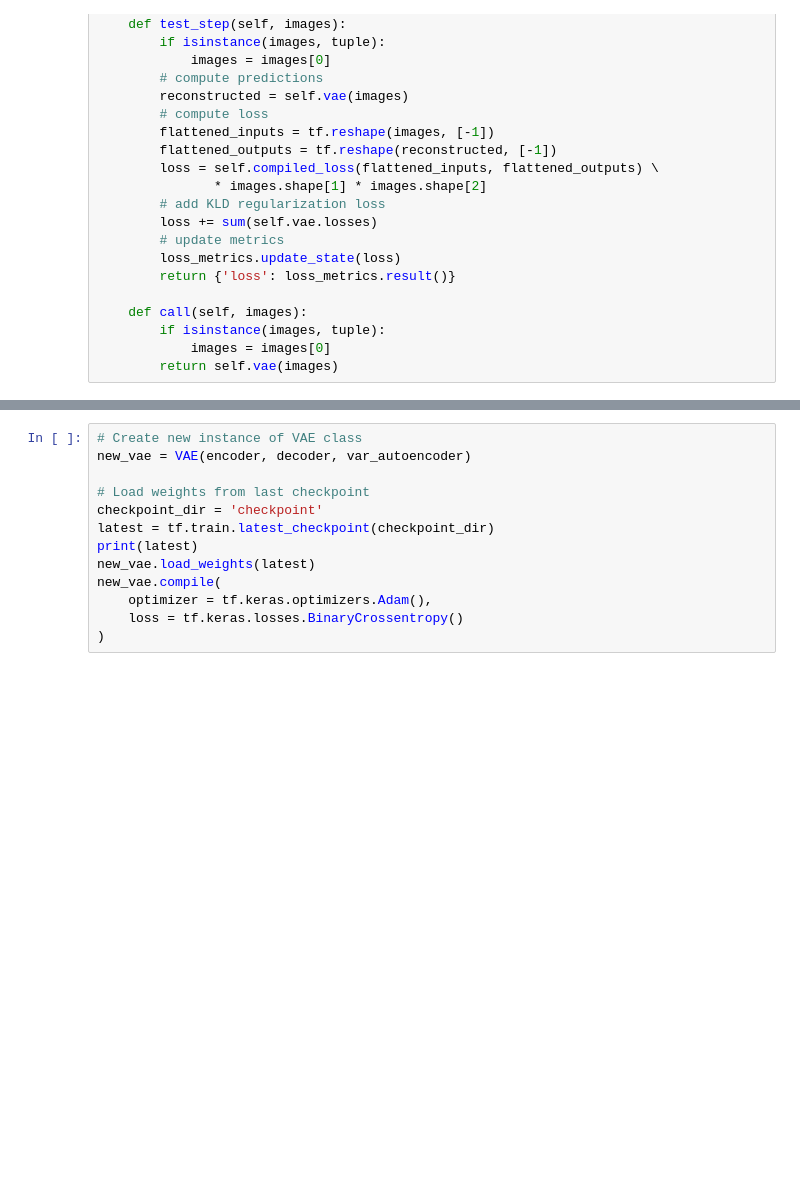
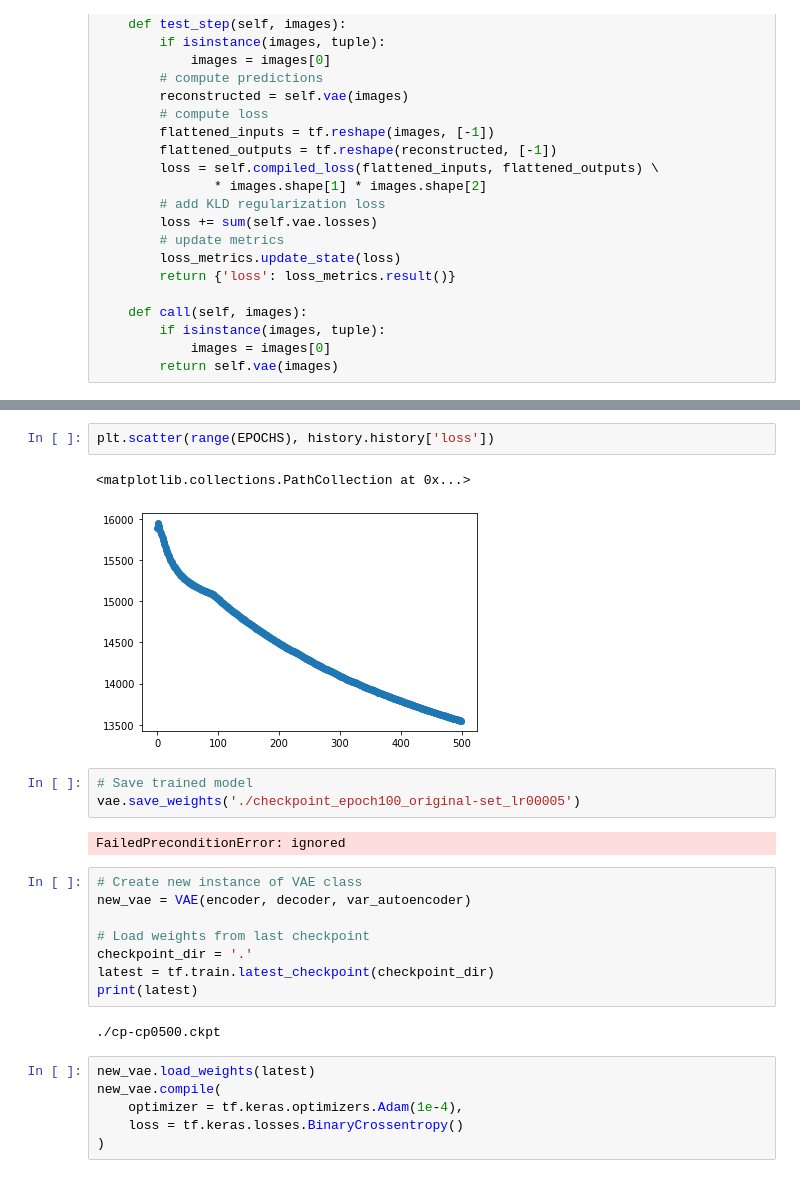
Before and after one commit to lamd91/VAE_DA, a Jupyter notebook: VAE_MPS.ipynb, the cells around one changed output, grey strips where cells are left out. Cells and saved outputs as stored; diff of their text form; blank space fills up the shorter version.

```diff
--- a/VAE_MPS.ipynb
+++ b/VAE_MPS.ipynb
@@ -420,15 +595,28 @@ vae.fit(train_generator, epochs=EPOCHS, verbose=1, callbacks=[cp_callback, Custo
+# %%
+plt.scatter(range(EPOCHS), history.history['loss'])
+# %% [output]
+<matplotlib.collections.PathCollection at 0x...>
+[figure, added]
+# %%
+# Save trained model
+vae.save_weights('./checkpoint_epoch100_original-set_lr00005')
+# %% [output]
+FailedPreconditionError: ignored
 # %%
 # Create new instance of VAE class
 new_vae = VAE(encoder, decoder, var_autoencoder)
 
 # Load weights from last checkpoint
-checkpoint_dir = 'checkpoint'
+checkpoint_dir = '.'
 latest = tf.train.latest_checkpoint(checkpoint_dir)
 print(latest)
-new_vae.load_weights(latest)
-new_vae.compile(
-    optimizer = tf.keras.optimizers.Adam(),
-    loss = tf.keras.losses.BinaryCrossentropy()
-)
+# %% [output]
+./cp-cp0500.ckpt
+# %%
+new_vae.load_weights(latest)
+new_vae.compile(
+    optimizer = tf.keras.optimizers.Adam(1e-4),
+    loss = tf.keras.losses.BinaryCrossentropy()
+)
 # %%
 new_vae.evaluate(train_dataset, verbose=1)
```
Also changed, not shown: parts of 21 cells of this notebook.
